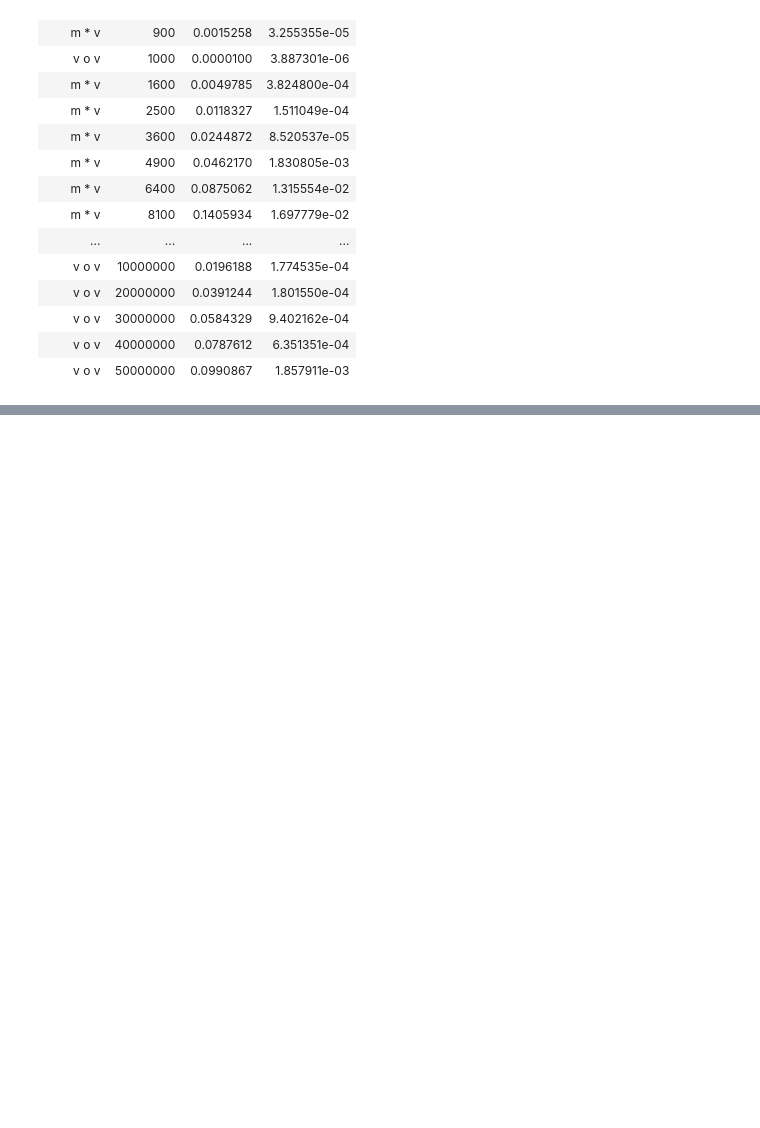
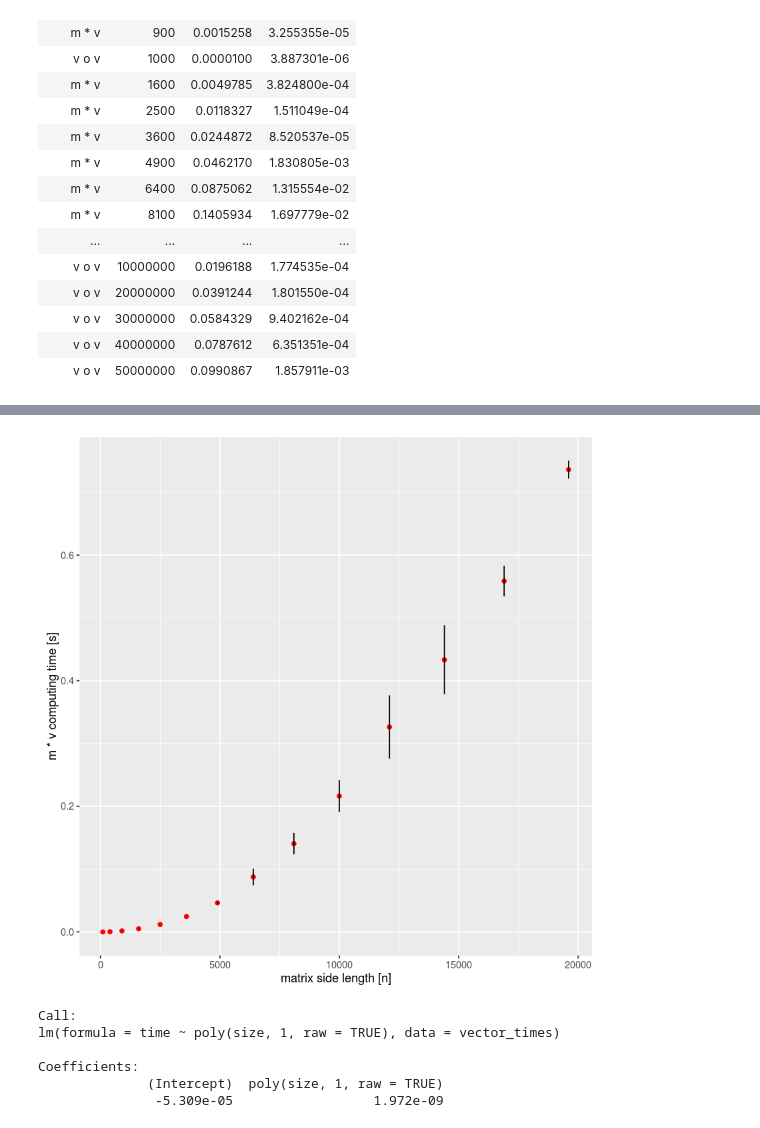
Before and after one commit to mszpyrka/MOWNIT-2018, a Jupyter notebook: zadanie4/zadanie4.ipynb, the cells around one changed output, grey strips where cells are left out. Saved outputs shown, nothing was run; the diff lists cells and outputs as text; code cells hidden in the pictures; blank space fills up the shorter version.

```diff
--- a/zadanie4/zadanie4.ipynb
+++ b/zadanie4/zadanie4.ipynb
@@ -95,0 +93,20 @@ avg_times
+# %%
+matrix_plot = ggplot(matrix_times,aes(size,time)) +
+    geom_point(color="red") +
+    geom_errorbar(aes(ymin=time-time_stddev, ymax=time+time_stddev), width=.1, colour="black") +
+    xlab("matrix side length [n]") +
+    ylab("m * v computing time [s]")
+# %%
+matrix_plot
+# %% [output]
+[figure, added]
+# %%
+vector_fit = lm(time ~ poly(size, 1, raw=TRUE), data=vector_times)
+vector_fit
+# %% [output]
+Call:
+lm(formula = time ~ poly(size, 1, raw = TRUE), data = vector_times)
+
+Coefficients:
+              (Intercept)  poly(size, 1, raw = TRUE)
+               -5.309e-05                  1.972e-09
```
Also changed, not shown: parts of 8 cells of this notebook.
